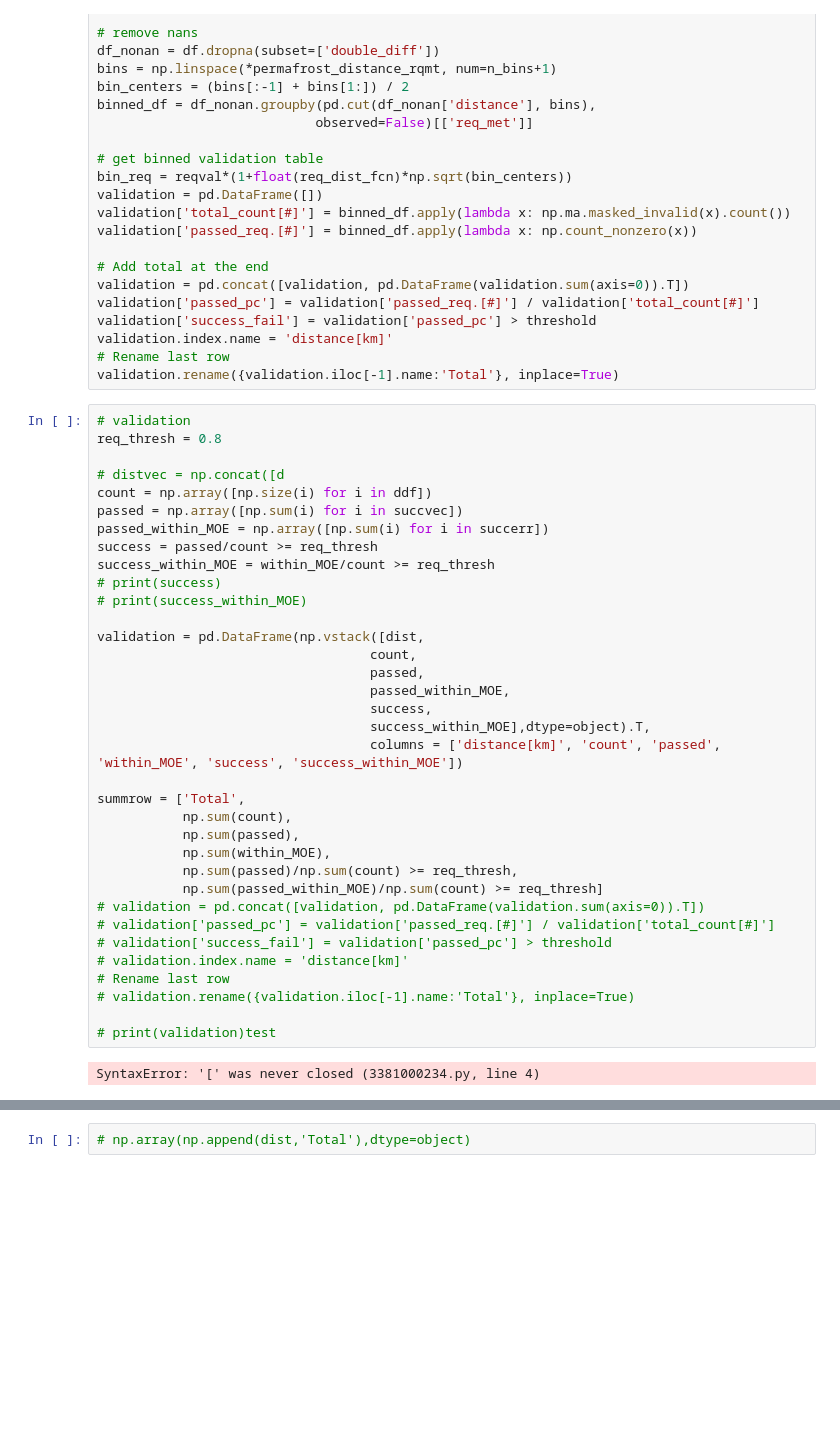
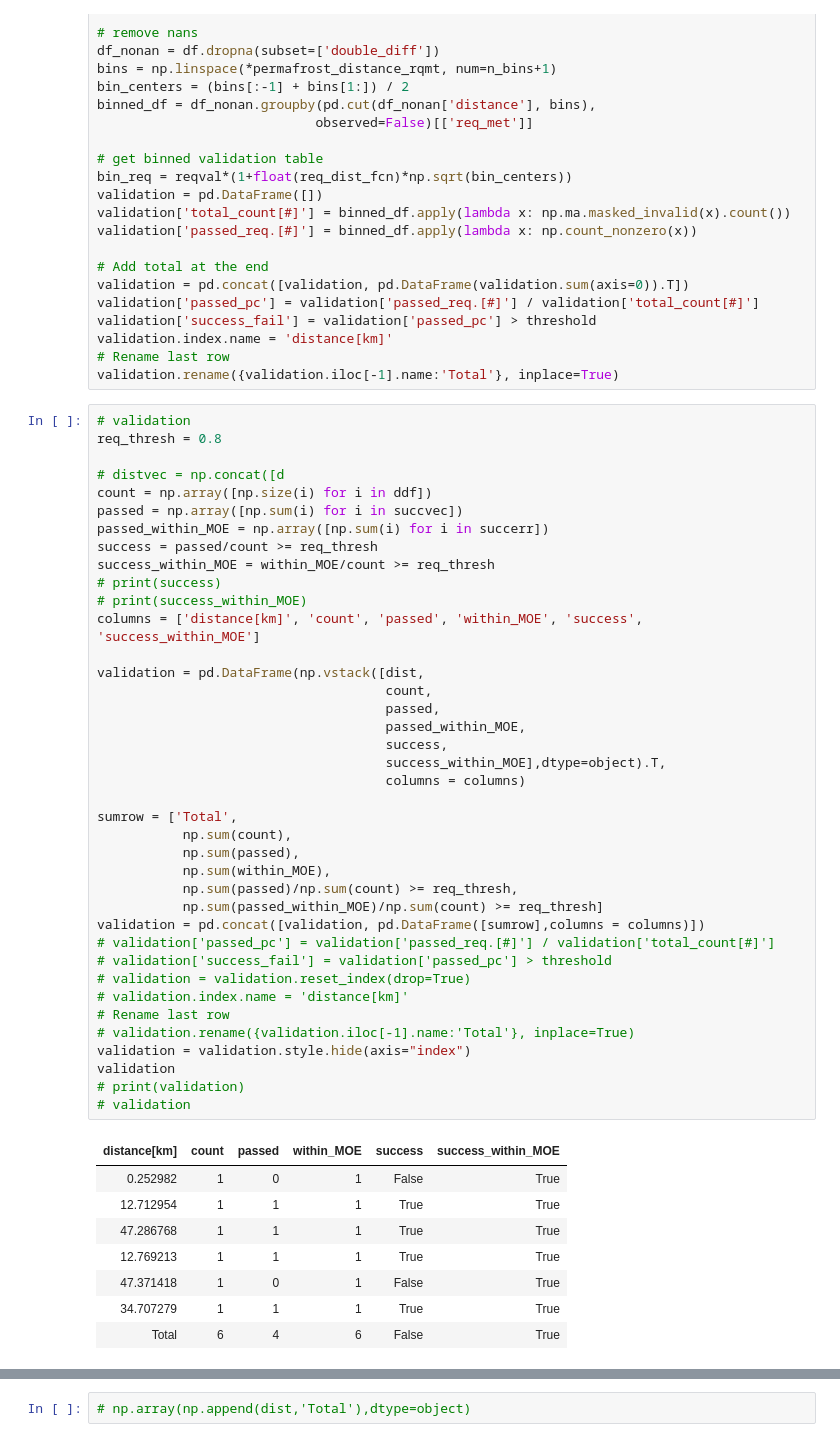
Before and after one commit to nisar-solid/ATBD, a Jupyter notebook: methods/permafrost/Permafrost_Requirement_Validation.ipynb, the cells around one changed output, grey strips where cells are left out. Saved outputs shown, nothing was run; the diff lists cells and outputs as text; blank space fills up the shorter version.

```diff
--- a/methods/permafrost/Permafrost_Requirement_Validation.ipynb
+++ b/methods/permafrost/Permafrost_Requirement_Validation.ipynb
@@ -636,38 +644,49 @@ validation.rename({validation.iloc[-1].name:'Total'}, inplace=True)
 # %%
 # validation
 req_thresh = 0.8
 
 # distvec = np.concat([d
 count = np.array([np.size(i) for i in ddf])
 passed = np.array([np.sum(i) for i in succvec])
 passed_within_MOE = np.array([np.sum(i) for i in succerr])
 success = passed/count >= req_thresh
 success_within_MOE = within_MOE/count >= req_thresh
 # print(success)
 # print(success_within_MOE)
+columns = ['distance[km]', 'count', 'passed', 'within_MOE', 'success', 'success_within_MOE']
 
 validation = pd.DataFrame(np.vstack([dist,
-                                   count,
-                                   passed,
-                                   passed_within_MOE,
-                                   success,
-                                   success_within_MOE],dtype=object).T,
-                                   columns = ['distance[km]', 'count', 'passed', 'within_MOE', 'success', 'success_within_MOE'])
+                                     count,
+                                     passed,
+                                     passed_within_MOE,
+                                     success,
+                                     success_within_MOE],dtype=object).T,
+                                     columns = columns)
 
-summrow = ['Total',
+sumrow = ['Total',
            np.sum(count),
            np.sum(passed),
            np.sum(within_MOE),
            np.sum(passed)/np.sum(count) >= req_thresh,
            np.sum(passed_within_MOE)/np.sum(count) >= req_thresh]
-# validation = pd.concat([validation, pd.DataFrame(validation.sum(axis=0)).T])
+validation = pd.concat([validation, pd.DataFrame([sumrow],columns = columns)])
 # validation['passed_pc'] = validation['passed_req.[#]'] / validation['total_count[#]']
 # validation['success_fail'] = validation['passed_pc'] > threshold
+# validation = validation.reset_index(drop=True)
 # validation.index.name = 'distance[km]'
 # Rename last row
 # validation.rename({validation.iloc[-1].name:'Total'}, inplace=True)
-
-# print(validation)test
+validation = validation.style.hide(axis="index")
+validation
+# print(validation)
+# validation
 # %% [output]
-SyntaxError: '[' was never closed (3381000234.py, line 4)
+| distance[km] | count | passed | within_MOE | success | success_within_MOE |
+| 0.252982 | 1 | 0 | 1 | False | True |
+| 12.712954 | 1 | 1 | 1 | True | True |
+| 47.286768 | 1 | 1 | 1 | True | True |
+| 12.769213 | 1 | 1 | 1 | True | True |
+| 47.371418 | 1 | 0 | 1 | False | True |
+| 34.707279 | 1 | 1 | 1 | True | True |
+| Total | 6 | 4 | 6 | False | True |
 # %%
```
Also changed, not shown: parts of 6 cells of this notebook.
